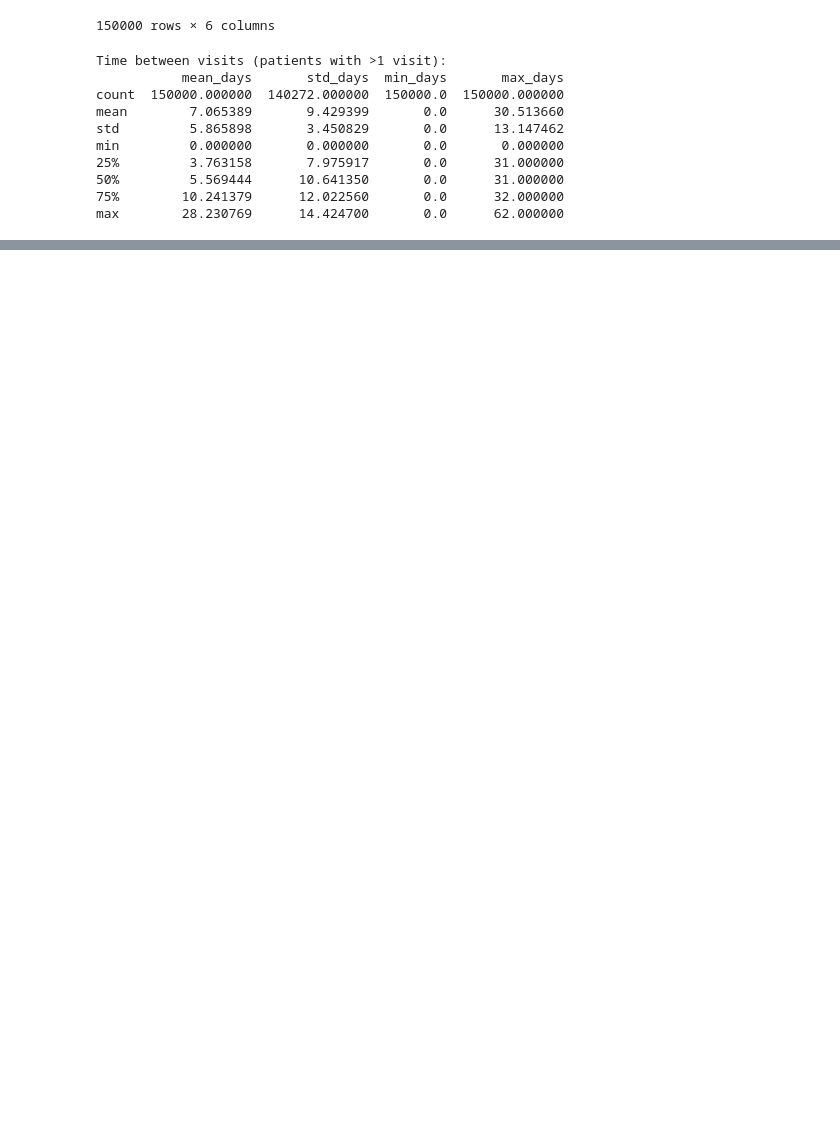
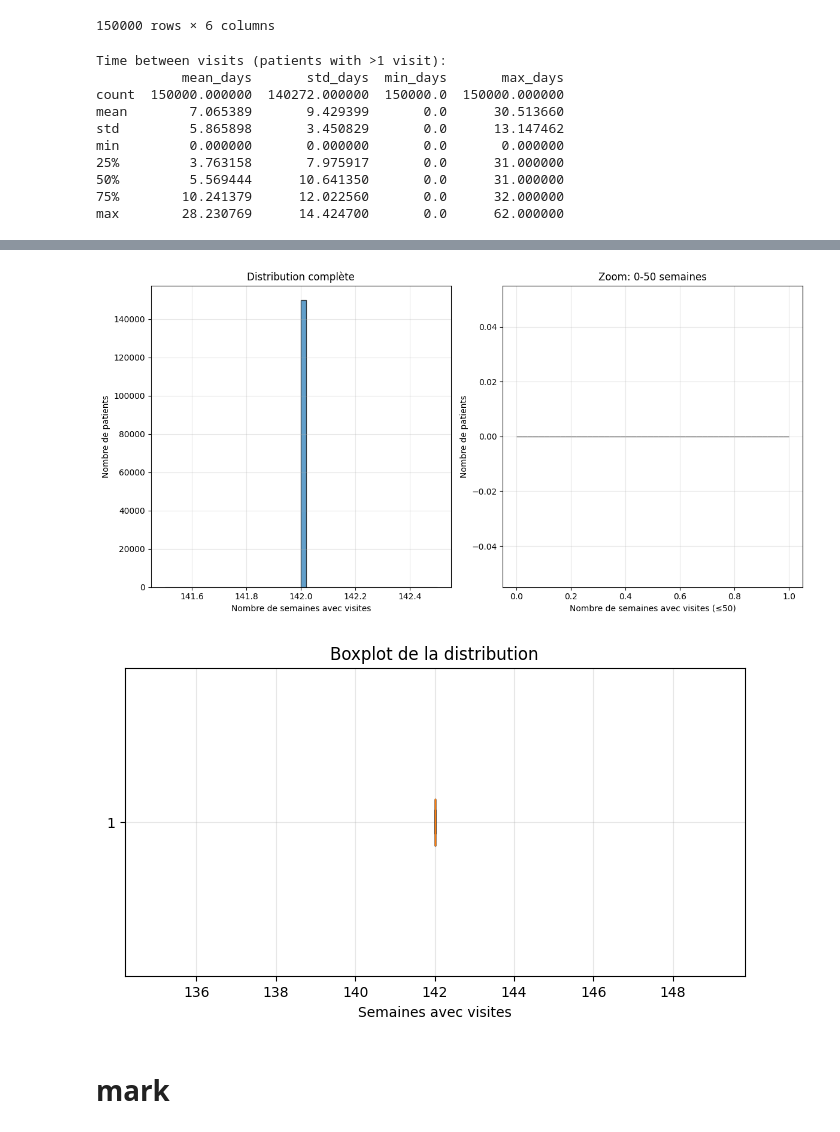
Before and after one commit to sarahlakh/Representation-of-patient-history-with_LLMs, a Jupyter notebook: notebooks/Data_exploration.ipynb, the cells around one changed output, grey strips where cells are left out. Cells and saved outputs as stored; diff of their text form; code cells hidden in the pictures; blank space fills up the shorter version.

```diff
--- a/notebooks/Data_exploration.ipynb
+++ b/notebooks/Data_exploration.ipynb
@@ -342,0 +609,36 @@ max        28.230769      14.424700       0.0      62.000000
+# %%
+# Histogramme avec plus de détails
+plt.figure(figsize=(12, 6))
+
+# Histogramme principal
+plt.subplot(1, 2, 1)
+plt.hist(patient_stats, bins=50, edgecolor='black', alpha=0.7)
+plt.xlabel('Nombre de semaines avec visites')
+plt.ylabel('Nombre de patients')
+plt.title('Distribution complète')
+plt.grid(True, alpha=0.3)
+
+# Zoom sur les petites valeurs
+plt.subplot(1, 2, 2)
+plt.hist(patient_stats[patient_stats <= 50], bins=50, edgecolor='black', alpha=0.7)
+plt.xlabel('Nombre de semaines avec visites (≤50)')
+plt.ylabel('Nombre de patients')
+plt.title('Zoom: 0-50 semaines')
+plt.grid(True, alpha=0.3)
+
+plt.tight_layout()
+plt.savefig('../data/detailed_distribution.png')
+plt.show()
+
+# Boxplot pour voir les outliers
+plt.figure(figsize=(8, 4))
+plt.boxplot(patient_stats, vert=False)
+plt.xlabel('Semaines avec visites')
+plt.title('Boxplot de la distribution')
+plt.grid(True, alpha=0.3)
+plt.show()
+# %% [output]
+[figure, added]
+[figure, added]
+# %% [markdown]
+# mark
```
Also changed, not shown: parts of 20 cells of this notebook.
